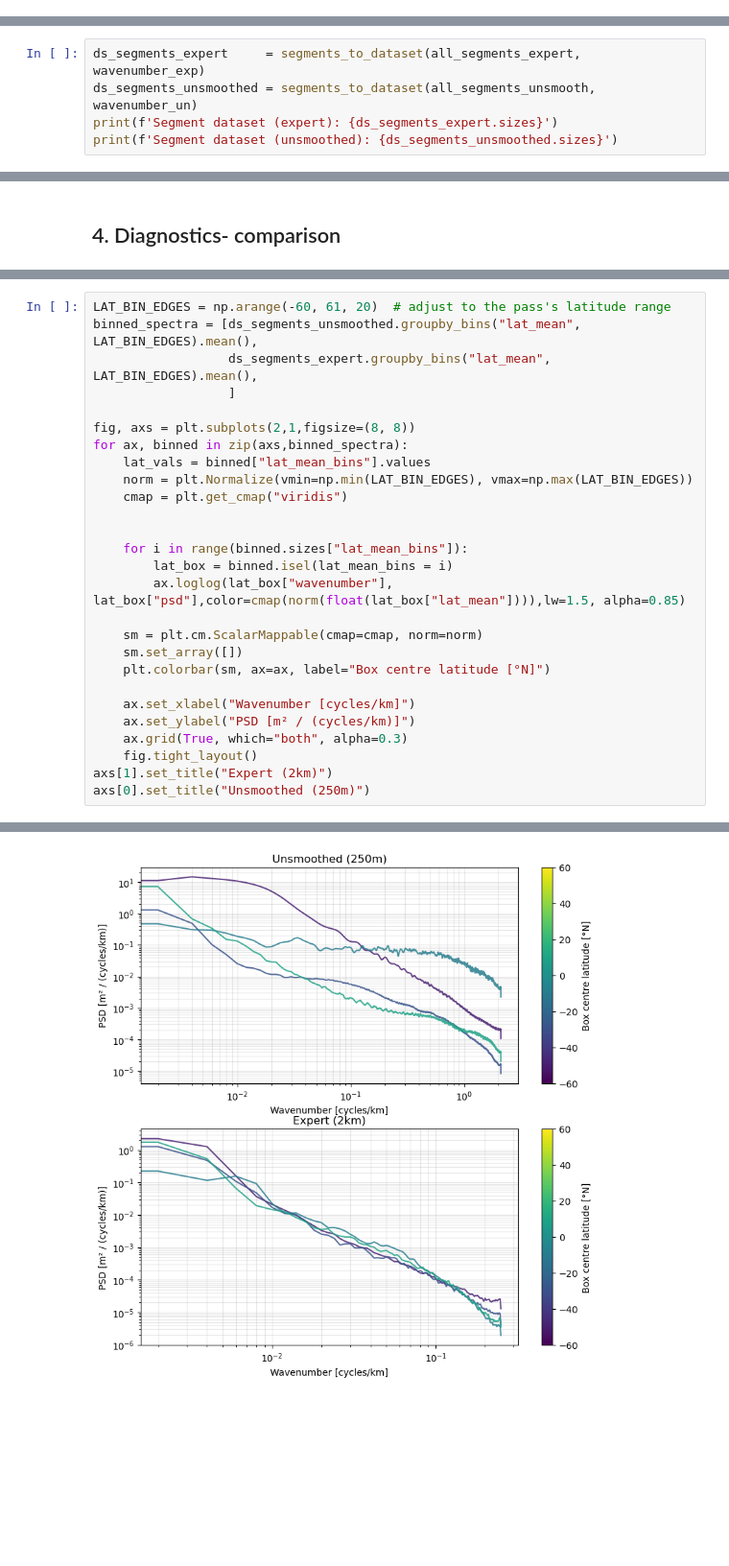
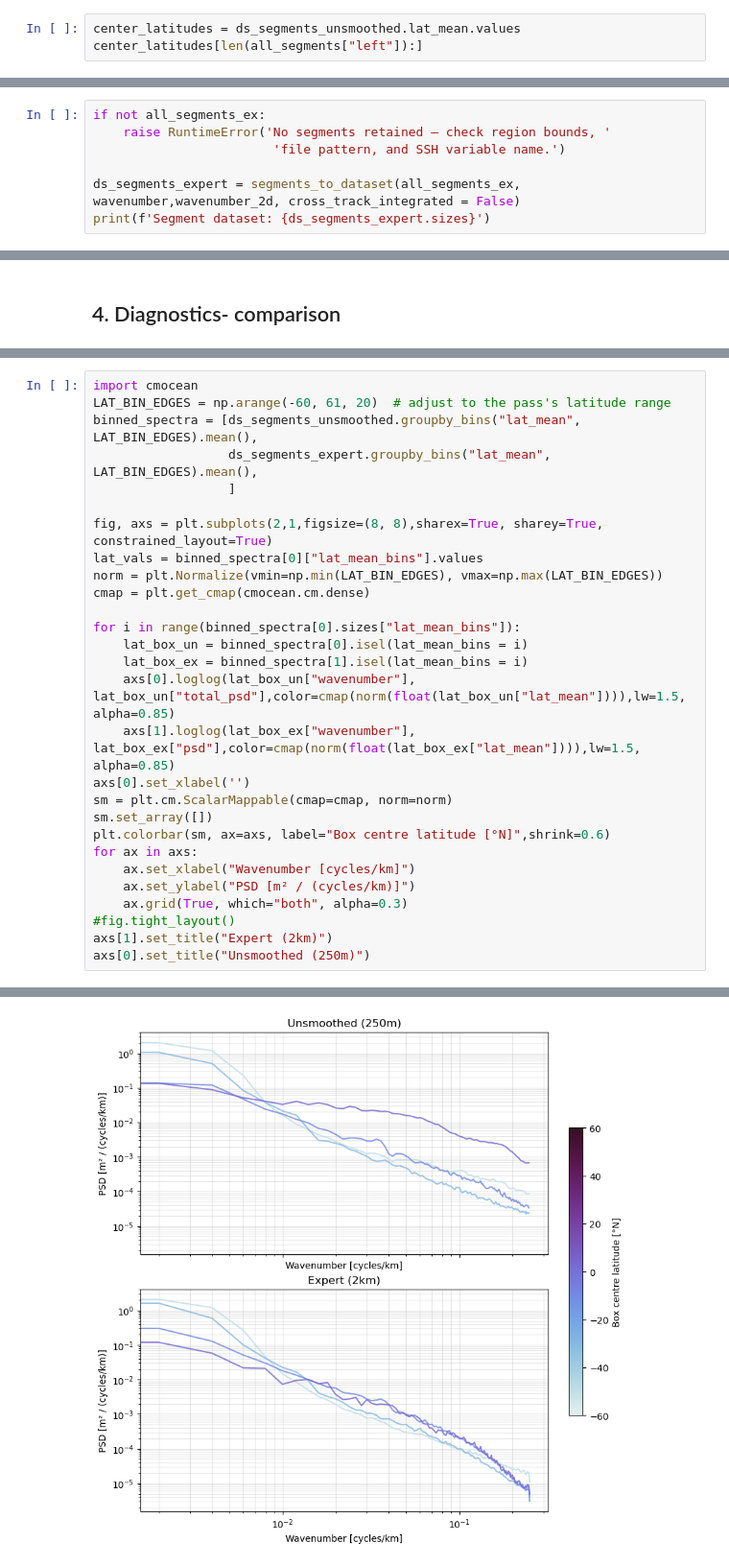
Before and after one commit to zcasparco/SWOT_UHH, a Jupyter notebook: dev/Unsmoothed_to_Expert_aliasing-Copy1.ipynb, the cells around one changed output, grey strips where cells are left out. Shown at 96% size. Drawn from its saved outputs; the diff is of its cells as text; blank space fills up the shorter version.

```diff
--- a/dev/Unsmoothed_to_Expert_aliasing-Copy1.ipynb
+++ b/dev/Unsmoothed_to_Expert_aliasing-Copy1.ipynb
@@ -846,0 +150,3 @@ def compute_pass_spectra(
+# %%
+center_latitudes = ds_segments_unsmoothed.lat_mean.values
+center_latitudes[len(all_segments["left"]):]
@@ -856,0 +411,7 @@ right_expert = split_left_right_swaths(data_expert['cross_track_distance'])[1]
+# %%
+if not all_segments_ex:
+    raise RuntimeError('No segments retained — check region bounds, '
+                        'file pattern, and SSH variable name.')
+
+ds_segments_expert = segments_to_dataset(all_segments_ex, wavenumber,wavenumber_2d, cross_track_integrated = False)
+print(f'Segment dataset: {ds_segments_expert.sizes}')
@@ -969,5 +467,0 @@ plt.plot(data_expert['longitude'][6000,:])
-# %%
-ds_segments_expert     = segments_to_dataset(all_segments_expert, wavenumber_exp)
-ds_segments_unsmoothed = segments_to_dataset(all_segments_unsmooth, wavenumber_un)
-print(f'Segment dataset (expert): {ds_segments_expert.sizes}')
-print(f'Segment dataset (unsmoothed): {ds_segments_unsmoothed.sizes}')
@@ -1014,30 +493,31 @@ fig.tight_layout()
 # %%
+import cmocean
 LAT_BIN_EDGES = np.arange(-60, 61, 20)  # adjust to the pass's latitude range
 binned_spectra = [ds_segments_unsmoothed.groupby_bins("lat_mean", LAT_BIN_EDGES).mean(),
                   ds_segments_expert.groupby_bins("lat_mean", LAT_BIN_EDGES).mean(),
                   ]
 
-fig, axs = plt.subplots(2,1,figsize=(8, 8))
-for ax, binned in zip(axs,binned_spectra):
-    lat_vals = binned["lat_mean_bins"].values
-    norm = plt.Normalize(vmin=np.min(LAT_BIN_EDGES), vmax=np.max(LAT_BIN_EDGES))
-    cmap = plt.get_cmap("viridis")
+fig, axs = plt.subplots(2,1,figsize=(8, 8),sharex=True, sharey=True, constrained_layout=True)
+lat_vals = binned_spectra[0]["lat_mean_bins"].values
+norm = plt.Normalize(vmin=np.min(LAT_BIN_EDGES), vmax=np.max(LAT_BIN_EDGES))
+cmap = plt.get_cmap(cmocean.cm.dense)
 
-
-    for i in range(binned.sizes["lat_mean_bins"]):
-        lat_box = binned.isel(lat_mean_bins = i)
-        ax.loglog(lat_box["wavenumber"], lat_box["psd"],color=cmap(norm(float(lat_box["lat_mean"]))),lw=1.5, alpha=0.85)
-
-    sm = plt.cm.ScalarMappable(cmap=cmap, norm=norm)
-    sm.set_array([])
-    plt.colorbar(sm, ax=ax, label="Box centre latitude [°N]")
-
+for i in range(binned_spectra[0].sizes["lat_mean_bins"]):
+    lat_box_un = binned_spectra[0].isel(lat_mean_bins = i)
+    lat_box_ex = binned_spectra[1].isel(lat_mean_bins = i)
+    axs[0].loglog(lat_box_un["wavenumber"], lat_box_un["total_psd"],color=cmap(norm(float(lat_box_un["lat_mean"]))),lw=1.5, alpha=0.85)
+    axs[1].loglog(lat_box_ex["wavenumber"], lat_box_ex["psd"],color=cmap(norm(float(lat_box_ex["lat_mean"]))),lw=1.5, alpha=0.85)
+axs[0].set_xlabel('')
+sm = plt.cm.ScalarMappable(cmap=cmap, norm=norm)
+sm.set_array([])
+plt.colorbar(sm, ax=axs, label="Box centre latitude [°N]",shrink=0.6)
+for ax in axs:
     ax.set_xlabel("Wavenumber [cycles/km]")
     ax.set_ylabel("PSD [m² / (cycles/km)]")
     ax.grid(True, which="both", alpha=0.3)
-    fig.tight_layout()
+#fig.tight_layout()
 axs[1].set_title("Expert (2km)")
 axs[0].set_title("Unsmoothed (250m)")
 # %% [output]
 Text(0.5, 1.0, 'Unsmoothed (250m)')
-[figure, old version]
+[figure, new version]
```
Also changed, not shown: parts of 54 cells of this notebook, 4 other files.
